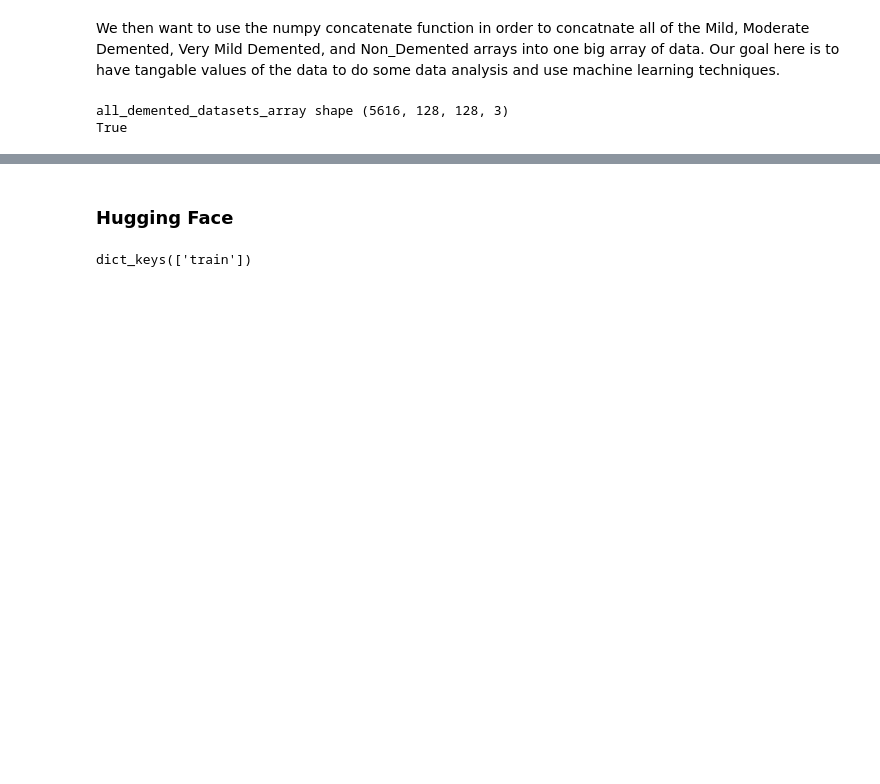
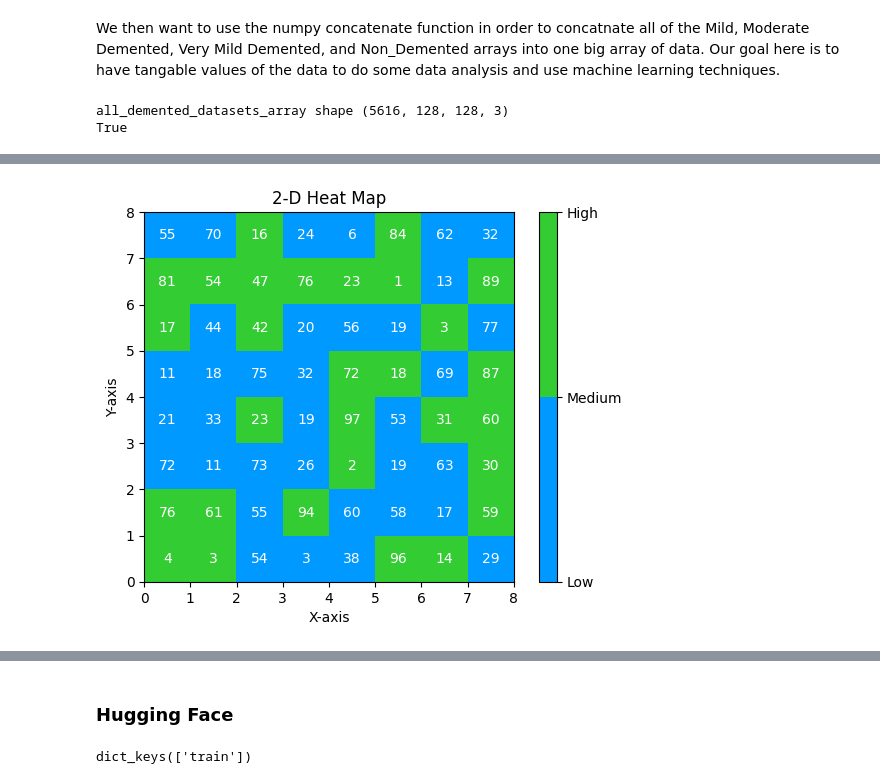
Before and after one commit to enriqfatima/COGS138_GROUP_13, a Jupyter notebook: COGS138_Final.ipynb, the cells around one changed output, grey strips where cells are left out. Drawn from its saved outputs; the diff is of its cells as text; code cells hidden in the pictures; blank space fills up the shorter version.

```diff
--- a/COGS138_Final.ipynb
+++ b/COGS138_Final.ipynb
@@ -779,0 +783,31 @@ array([[0., 0., 0., ..., 0., 0., 0.],
+# %%
+import matplotlib.colors as colors
+
+# Generate random data
+all_demented_datasets_array = np.random.randint(0, 100, size=(8, 8))
+
+# Create a custom color map
+# with blue and green colors
+colors_list = ['#0099ff', '#33cc33']
+cmap = colors.ListedColormap(colors_list)
+
+# Plot the heatmap with custom colors and annotations
+plt.imshow(all_demented_datasets_array, cmap=cmap, vmin=0, vmax=100, extent=[0, 8, 0, 8])
+for i in range(8):
+	for j in range(8):
+		plt.annotate(str(all_demented_datasets_array[i][j]), xy=(j+0.5, i+0.5),
+					ha='center', va='center', color='white')
+
+# Add colorbar
+cbar = plt.colorbar(ticks=[0, 50, 100])
+cbar.ax.set_yticklabels(['Low', 'Medium', 'High'])
+
+# Set plot title and axis labels
+plt.title("2-D Heat Map")
+plt.xlabel("X-axis")
+plt.ylabel("Y-axis")
+
+# Display the plot
+plt.show()
+# %% [output]
+[figure, added]
```
Also changed, not shown: parts of 8 cells of this notebook.
